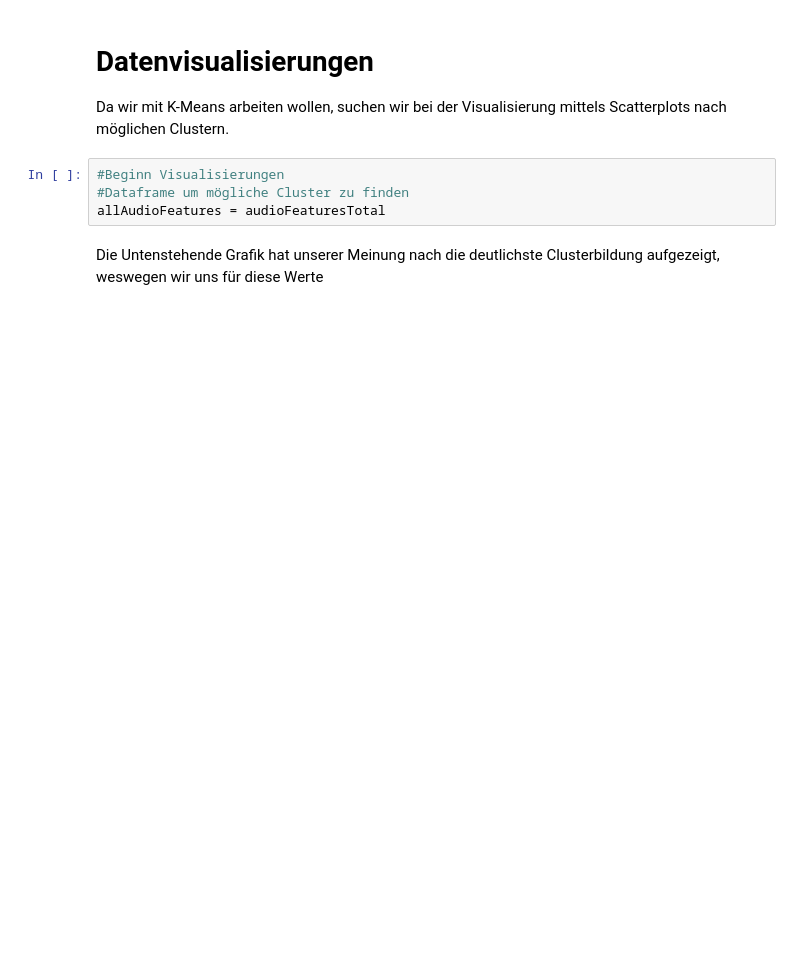
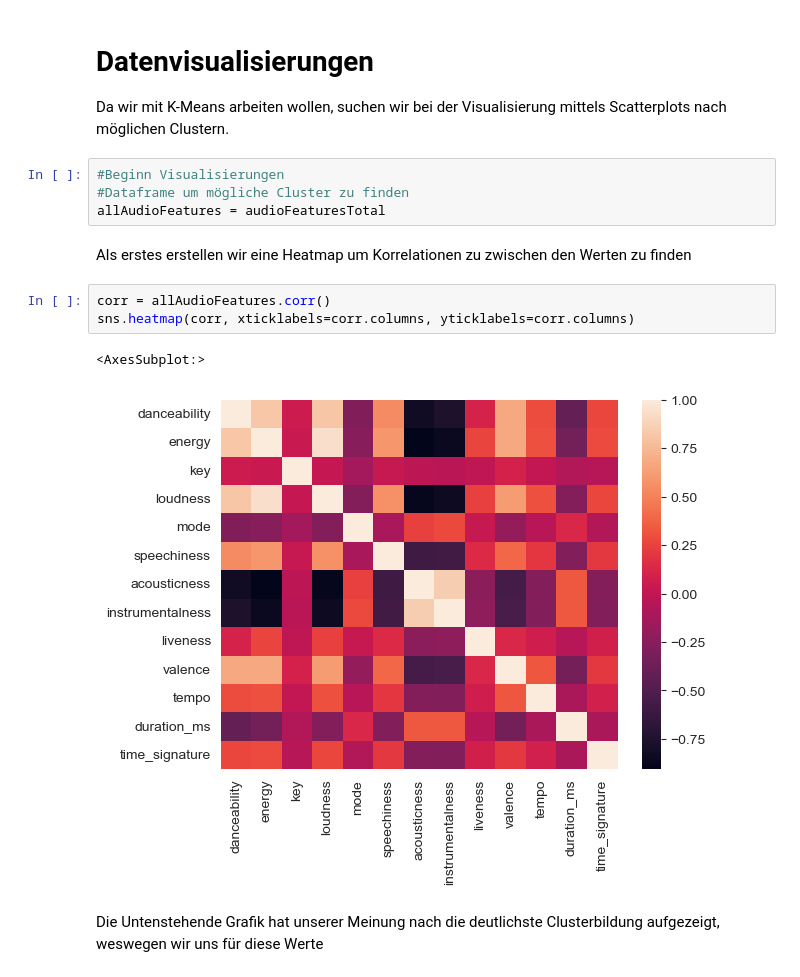
Before and after one commit to elFleppo/CDS-SpotipyProject, a Jupyter notebook: JupyterNotebook/SportifyProject.ipynb, the cells around one changed output. Saved outputs shown, nothing was run; the diff lists cells and outputs as text; blank space fills up the shorter version.

```diff
--- a/JupyterNotebook/SportifyProject.ipynb
+++ b/JupyterNotebook/SportifyProject.ipynb
@@ -268,6 +248,14 @@ Da wir mit K-Means arbeiten wollen, suchen wir bei der Visualisierung mittels Sc
 #Beginn Visualisierungen
 #Dataframe um mögliche Cluster zu finden
 allAudioFeatures = audioFeaturesTotal
+# %% [markdown]
+Als erstes erstellen wir eine Heatmap um Korrelationen zu zwischen den Werten zu finden
+# %%
+corr = allAudioFeatures.corr()
+sns.heatmap(corr, xticklabels=corr.columns, yticklabels=corr.columns)
+# %% [output]
+<AxesSubplot:>
+[figure, added]
 # %% [markdown]
 Die Untenstehende Grafik hat unserer Meinung nach die deutlichste Clusterbildung aufgezeigt, weswegen wir uns für diese Werte
 # %%
```
Also changed, not shown: parts of 18 cells of this notebook.
